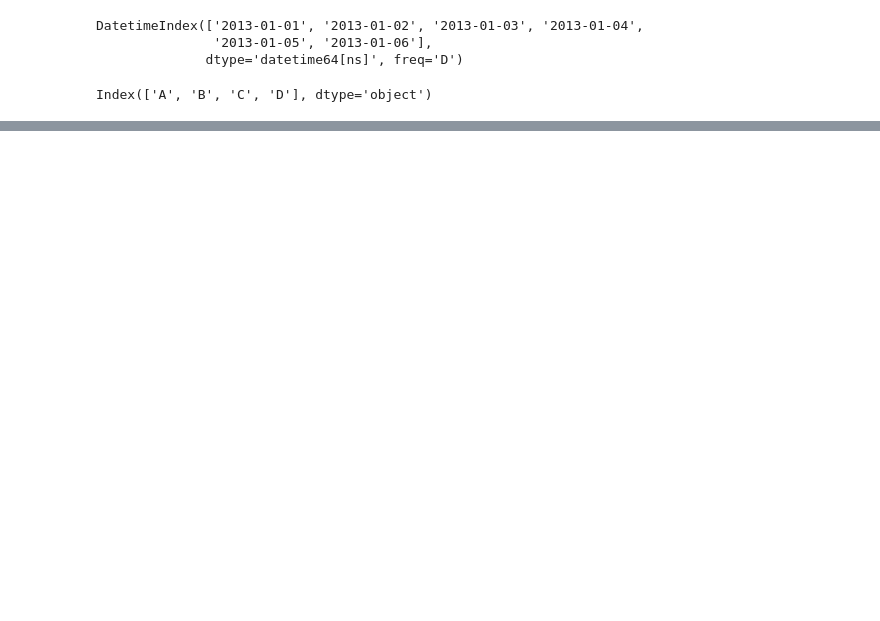
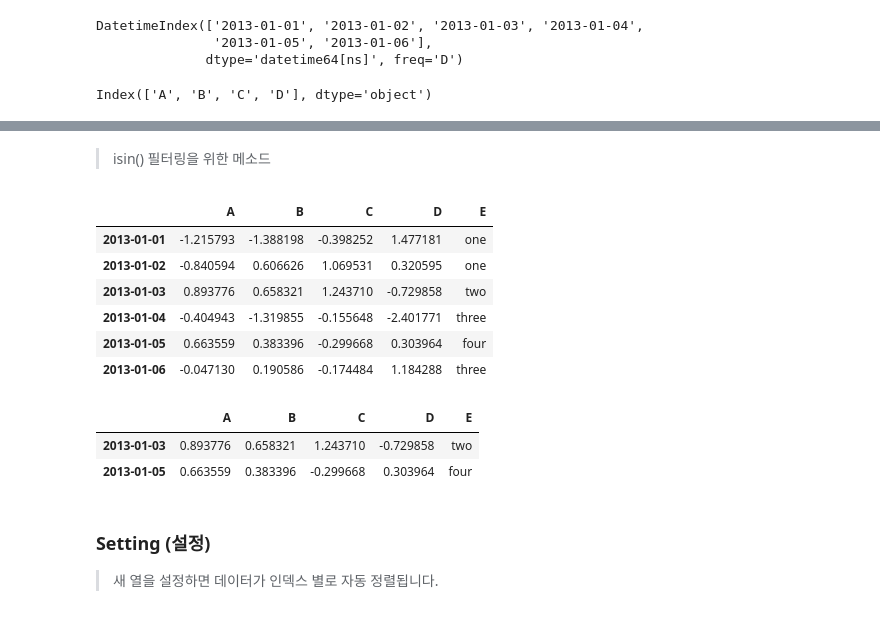
Before and after one commit to JH-Baik30/myfirstgit, a Jupyter notebook: 10_Minutes_to_Pandas.ipynb, the cells around one changed output, grey strips where cells are left out. Saved outputs shown, nothing was run; the diff lists cells and outputs as text; code cells hidden in the pictures; blank space fills up the shorter version.

```diff
--- a/10_Minutes_to_Pandas.ipynb
+++ b/10_Minutes_to_Pandas.ipynb
@@ -299,0 +338,24 @@ df.iloc[:,1:3]
+# %% [markdown]
+> isin() 필터링을 위한 메소드
+# %%
+df2 = df.copy()
+# %%
+df2['E'] = ['one', 'one', 'two', 'three', 'four', 'three']
+df2
+# %% [output]
+|  | A | B | C | D | E |
+| 2013-01-01 | -1.215793 | -1.388198 | -0.398252 | 1.477181 | one |
+| 2013-01-02 | -0.840594 | 0.606626 | 1.069531 | 0.320595 | one |
+| 2013-01-03 | 0.893776 | 0.658321 | 1.243710 | -0.729858 | two |
+| 2013-01-04 | -0.404943 | -1.319855 | -0.155648 | -2.401771 | three |
+| 2013-01-05 | 0.663559 | 0.383396 | -0.299668 | 0.303964 | four |
+| 2013-01-06 | -0.047130 | 0.190586 | -0.174484 | 1.184288 | three |
+# %%
+df2[df2['E'].isin(['two', 'four'])]
+# %% [output]
+|  | A | B | C | D | E |
+| 2013-01-03 | 0.893776 | 0.658321 | 1.243710 | -0.729858 | two |
+| 2013-01-05 | 0.663559 | 0.383396 | -0.299668 | 0.303964 | four |
+# %% [markdown]
+### Setting (설정)
+> 새 열을 설정하면 데이터가 인덱스 별로 자동 정렬됩니다.
```
Also changed, not shown: parts of 80 cells of this notebook.
